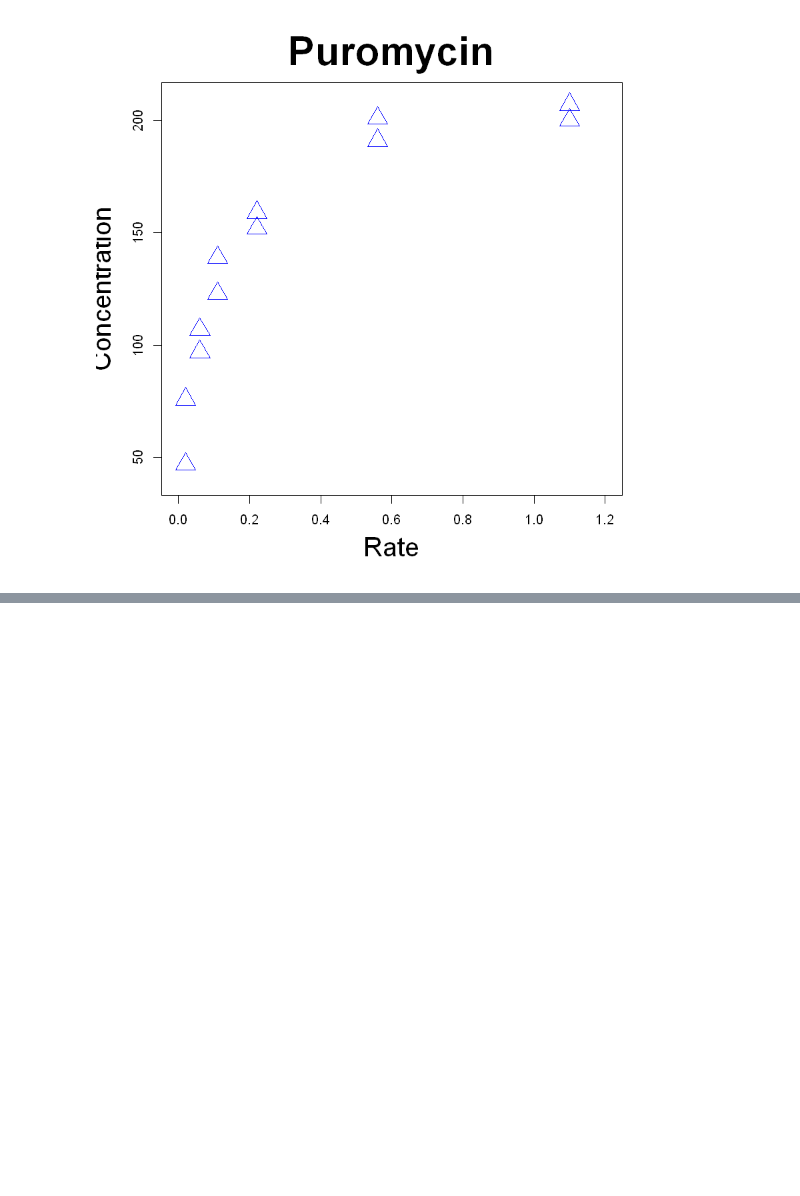
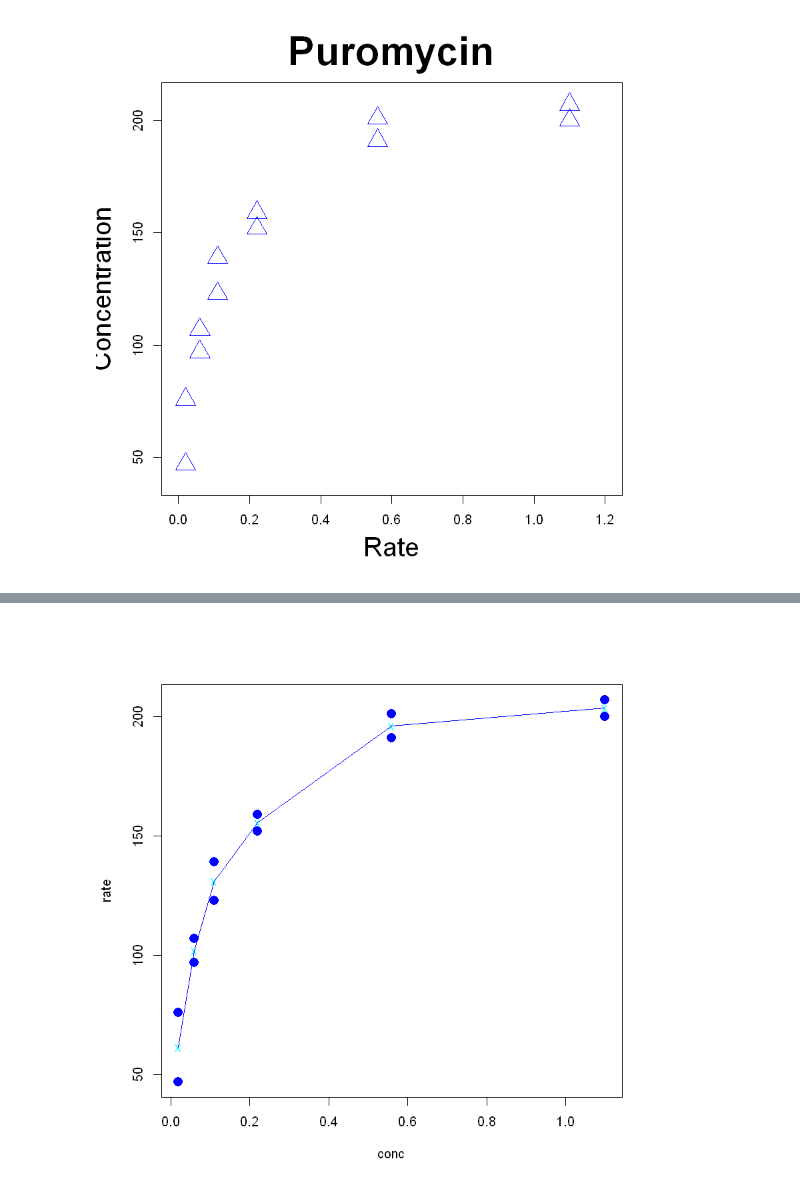
Before and after one commit to ShixiangWang/masterR, a Jupyter notebook: Rprogramming/r-statistics/R的基本原理与核心.ipynb, the cells around one changed output, grey strips where cells are left out. Cells and saved outputs as stored; diff of their text form; code cells hidden in the pictures; blank space fills up the shorter version.

```diff
--- a/Rprogramming/r-statistics/R的基本原理与核心.ipynb
+++ b/Rprogramming/r-statistics/R的基本原理与核心.ipynb
@@ -1582,0 +1578,6 @@ title(main = "Puromycin", cex.main = 3)
+# %%
+# 连接数据点
+# install.packages("doBy",repos="https://mirrors.tuna.tsinghua.edu.cn/CRAN/")
+library(doBy)
+PuroA.mean = summaryBy(rate ~ conc, data = PuroA, FUN = mean)
+PuroA.mean
@@ -1582,0 +1594,6 @@ title(main = "Puromycin", cex.main = 3)
+# %%
+plot(rate ~ conc, data = PuroA, pch = 16, col = 4, cex = 1.5)
+points(rate.mean  ~ conc, data = PuroA.mean, col = "cyan", lwd = 10, pch = "x")
+lines(rate.mean ~ conc, data = PuroA.mean, col = "blue")
+# %% [output]
+[figure, added]
```
Also changed, not shown: parts of 43 cells of this notebook.
